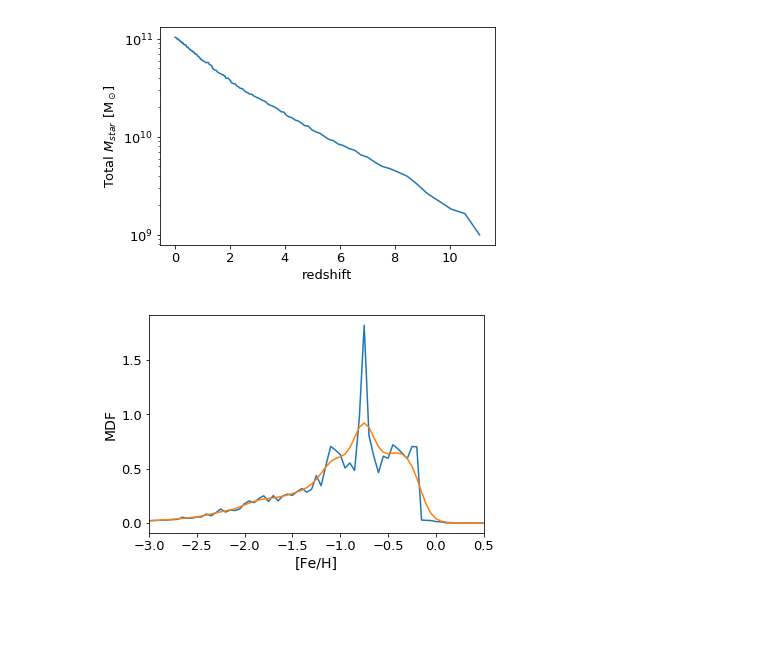
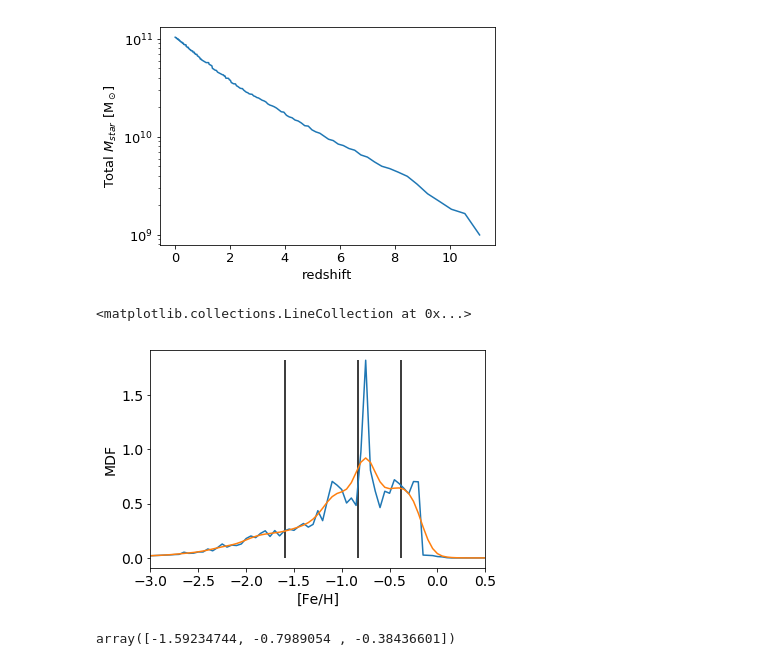
Before and after one commit to caterpillarproject/caga, a Jupyter notebook: notebooks/GAMMATreeBasic.ipynb, the cells around one changed output. Saved outputs shown, nothing was run; the diff lists cells and outputs as text; code cells hidden in the pictures; blank space fills up the shorter version.

Commit message:
Added percentile finder for MDF

```diff
--- a/notebooks/GAMMATreeBasic.ipynb
+++ b/notebooks/GAMMATreeBasic.ipynb
@@ -68,5 +68,12 @@ fig = caga.plot.mstar_evolution(g,reduction_factor=0.7)
 [figure]
 # %%
 fig, (mdf_x, mdf_y, mdf_gauss_y) = caga.plot.metallicity_distribution(g, sigma_gauss=0.1)
+lines = caga.find_distribution_percentile(mdf_x,mdf_gauss_y,[.5-.68/2,.5,.5+.68/2])
+plt.vlines(lines,0,np.max(mdf_y),color='k')
 # %% [output]
+<matplotlib.collections.LineCollection at 0x...>
-[figure, old version]
+[figure, new version]
+# %%
+caga.find_distribution_percentile(mdf_x,mdf_y,[.5-.68/2,.5,.5+.68/2])
+# %% [output]
+array([-1.59234744, -0.7989054 , -0.38436601])
```
Also changed, not shown: parts of 2 cells of this notebook, 2 other files.
